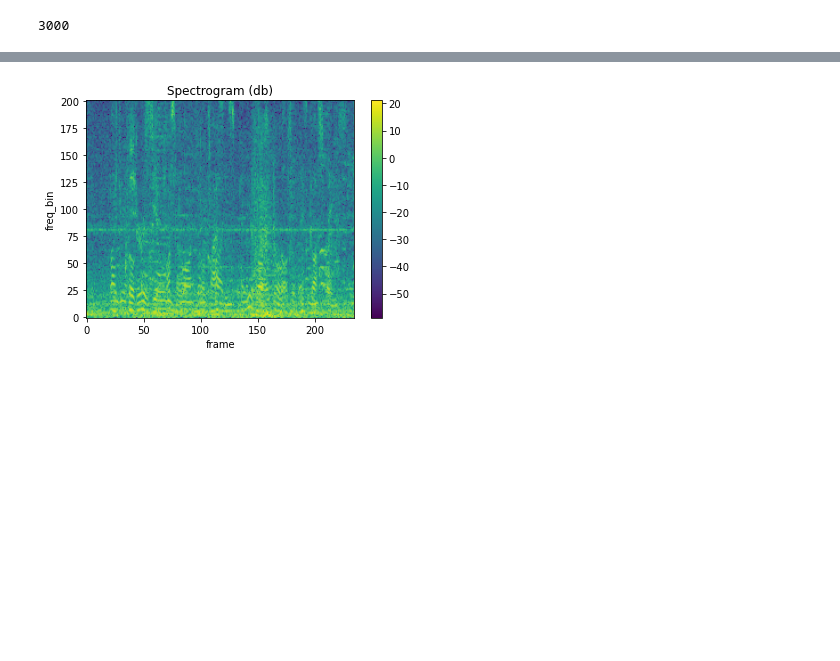
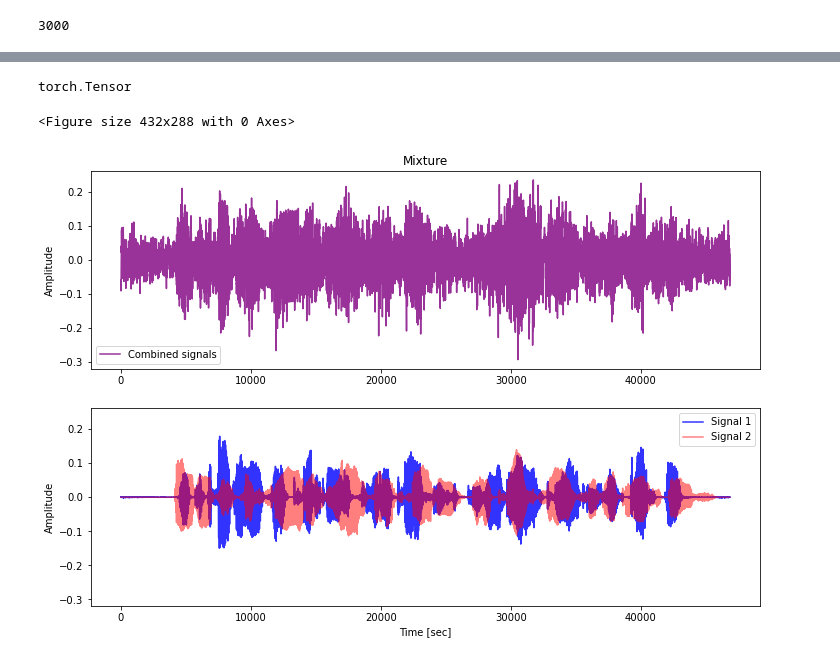
Before and after one commit to Soulfex/SpeechSeparation, a Jupyter notebook: LibriMix_test.ipynb, the cells around one changed output, grey strips where cells are left out. Drawn from its saved outputs; the diff is of its cells as text; code cells hidden in the pictures; blank space fills up the shorter version.

```diff
--- a/LibriMix_test.ipynb
+++ b/LibriMix_test.ipynb
@@ -49,13 +52,2 @@ len(ds)
 # %%
 sample_rate, waveform, source_waveforms =  ds[0]
-# %%
-spectrogram = torchaudio.transforms.Spectrogram()
-masking = torchaudio.transforms.FrequencyMasking(freq_mask_param=80)
-
-
-original = spectrogram(waveform)
-masked = masking(original)
-
-plot_spectrogram(original[0])
-# %% [output]
-[figure, removed]
@@ -65,0 +54,28 @@ ip.display.Audio(waveform, rate=Sample_rate)
+# %%
+# Podemos observar que el dataloader nos da los audios como tensores
+type(waveform)
+# %% [output]
+torch.Tensor
+# %%
+# Los pasamos a arreglos de numpy para poder graficarlos
+
+waverform_numpy = waveform.flatten().numpy()
+source1 = source_waveforms[0].flatten().numpy()
+source2 = source_waveforms[1].flatten().numpy()
+# %%
+fig = plt.figure()
+fig, (ax1, ax2) = plt.subplots(2, figsize=(12,8), sharey=True)
+
+ax1.plot(waverform_numpy, color="purple", alpha = 0.8)
+ax1.set(title='Mixture', ylabel='Amplitude')
+ax1.legend(['Combined signals'])
+
+ax2.plot(source1,color="blue", alpha = 0.8)
+ax2.plot(source2,color="red", alpha = 0.5)
+ax2.set(xlabel='Time [sec]', ylabel='Amplitude')
+ax2.legend(['Signal 1', 'Signal 2'])
+
+plt.show()
+# %% [output]
+<Figure size 432x288 with 0 Axes>
+[figure, added]
```
Also changed, not shown: parts of 5 cells of this notebook.
